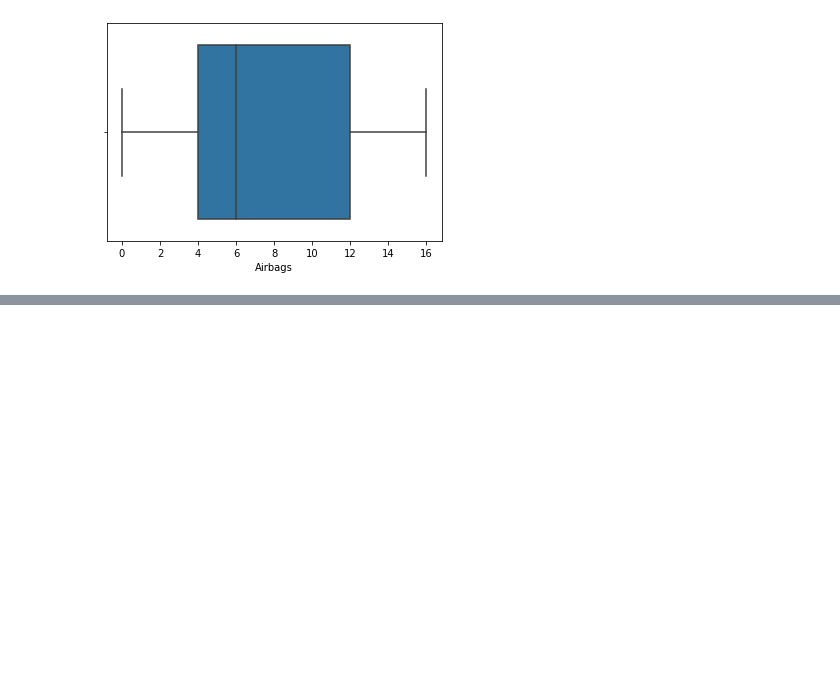
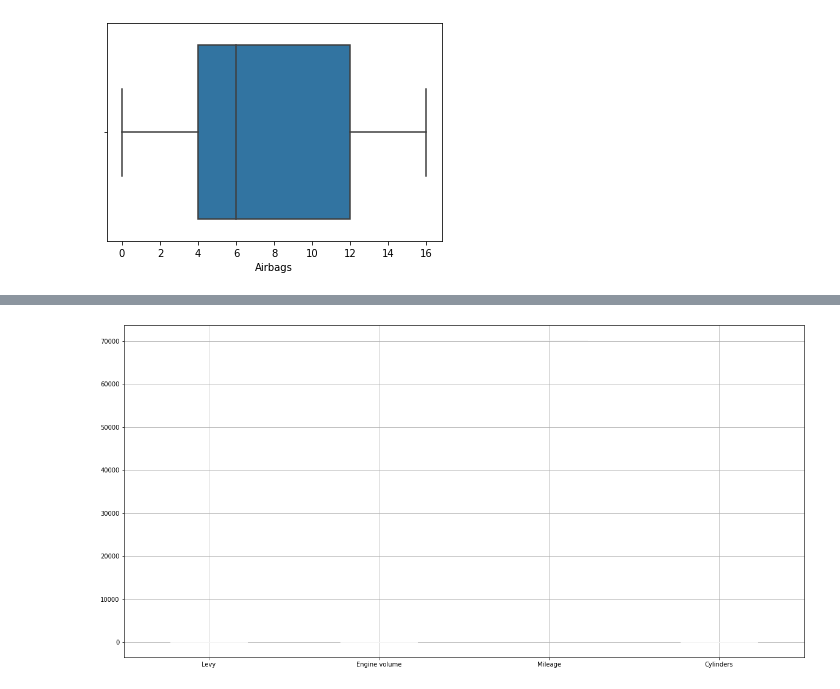
Before and after one commit to wessware/car_price_prediction_DL, a Jupyter notebook: car_price_prediction_DL.ipynb, the cells around one changed output, grey strips where cells are left out. Cells and saved outputs as stored; diff of their text form; code cells hidden in the pictures; blank space fills up the shorter version.

```diff
--- a/car_price_prediction_DL.ipynb
+++ b/car_price_prediction_DL.ipynb
@@ -188,7 +188,7 @@ sns.boxplot(car_df[cols[4]])
 def outlier_limit(car_df, col):
     print(col)
     print('-'*50)
-    q25, q75 = np.percentile(car_df[col], 25), np.percentile(car_df[col], 25)
+    q25, q75 = np.percentile(car_df[col], 25), np.percentile(car_df[col], 75)
 
     iqr = q75 - q25
 
@@ -223,3 +223,9 @@ def remove_outlier(car_df, col, upper, lower):
     final = np.where(car_df[col] > upper, upper, np.where(car_df[col] < lower, lower, car_df[col]))
 
     return final
+# %%
+outlier_cols = ['Levy', 'Engine volume', 'Mileage', 'Cylinders']
+# %%
+for col in outlier_cols:
+    lower, upper = outlier_limit(car_df, col)
+    car_df[col] = remove_outlier(car_df, col, upper, lower)
@@ -225,0 +250,8 @@ def remove_outlier(car_df, col, upper, lower):
+# %%
+plt.figure(figsize=(20, 10))
+car_df[outlier_cols].boxplot()
+car_df['Doors'].unique()
+car_df['Doors'] = car_df['Doors'].map({'04-May':'4_5', '02_Mar':'2_3', '>5':'5'})
+car_df['Doors'] = car_df['Doors'].astype(str)
+# %% [output]
+[figure, added]
```
Also changed, not shown: parts of 31 cells of this notebook.
